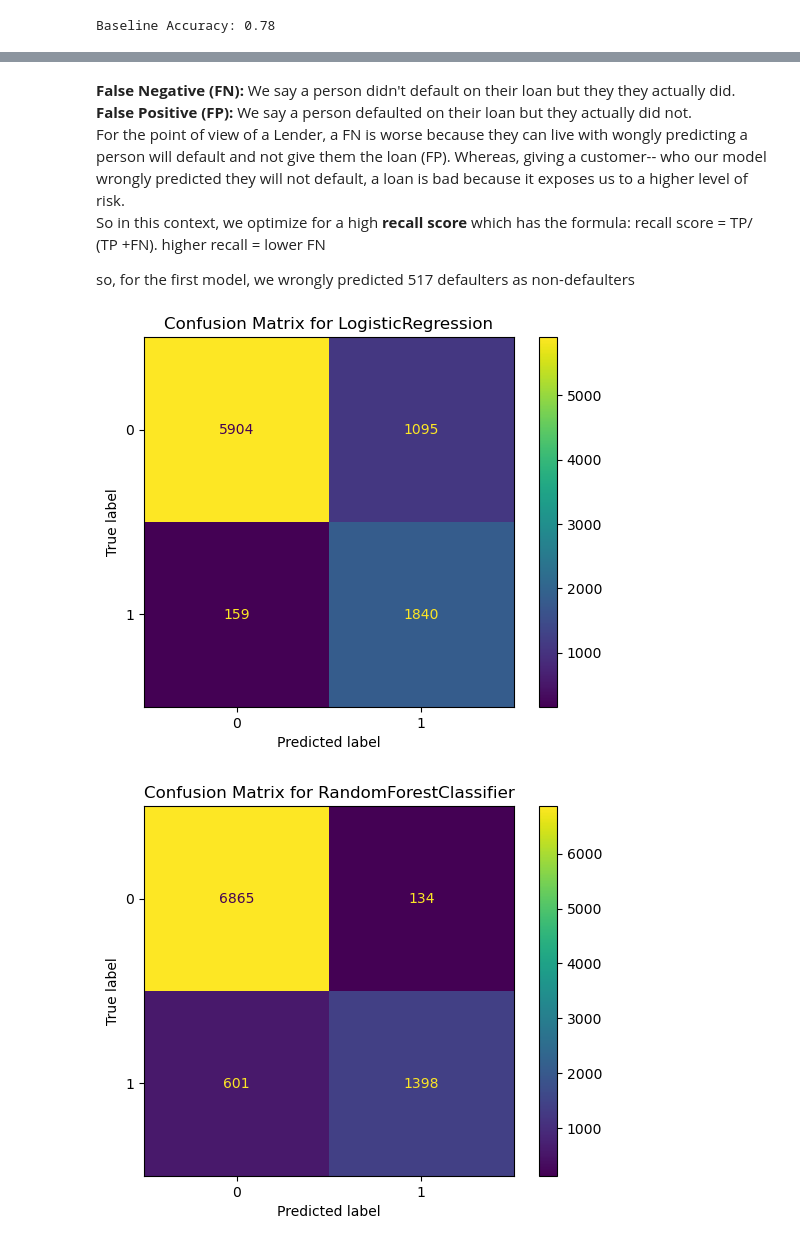
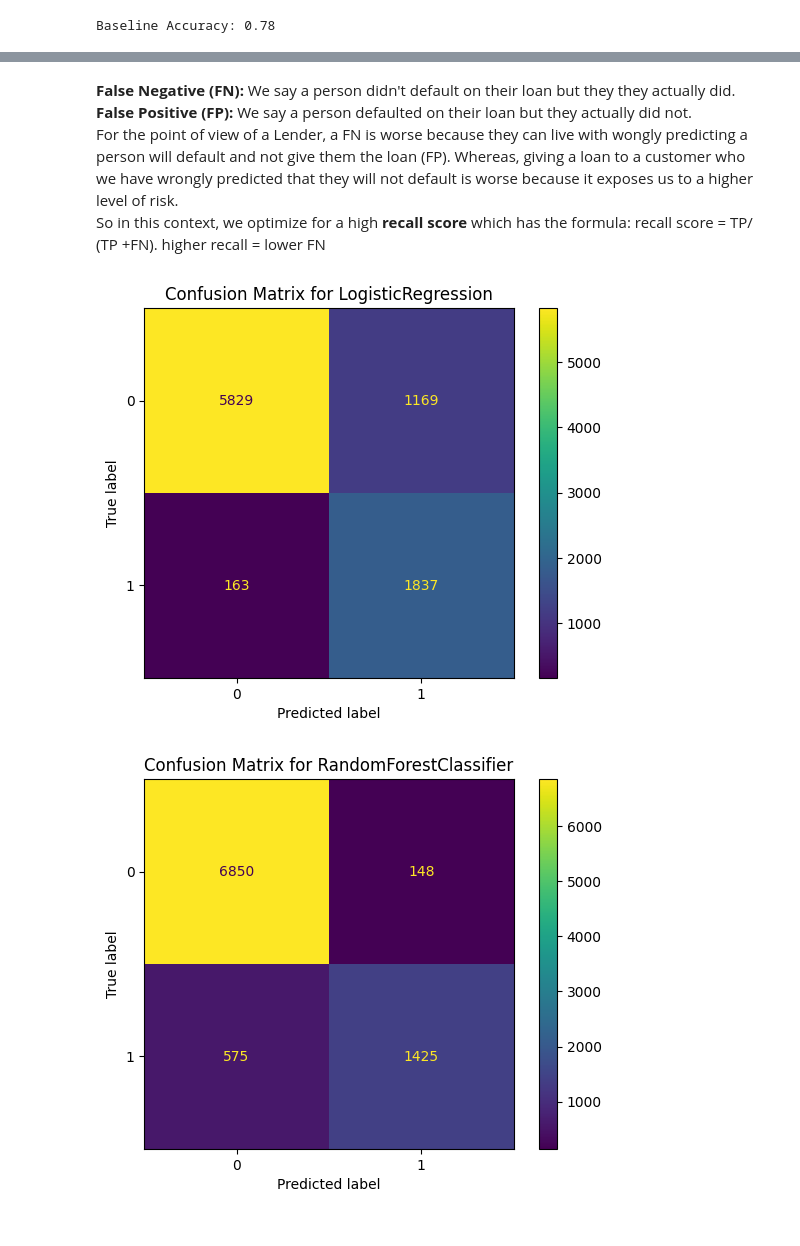
Before and after one commit to DevMohdFaiz/Loan-Default-Prediction, a Jupyter notebook: loan_notebook_update.ipynb, the cells around one changed output, grey strips where cells are left out. Drawn from its saved outputs; the diff is of its cells as text; code cells hidden in the pictures.

```diff
--- a/loan_notebook_update.ipynb
+++ b/loan_notebook_update.ipynb
@@ -470,7 +462,7 @@ loan_dummies
 # %%
-X = loan_dummies.drop(['loan_status'], axis=1)
+X = loan_dummies.drop(['person_emp_exp', 'loan_status'], axis=1)
 y = loan_dummies['loan_status']
-X_train, X_test, y_train, y_test = train_test_split(X, y, test_size=.2, random_state=42)
+X_train, X_test, y_train, y_test = train_test_split(X, y, test_size=.2, random_state=42, stratify=y)
 # %%
 baseline_accuracy = loan_dummies['loan_status'].value_counts(normalize=True).max()
 print(f'Baseline Accuracy: {baseline_accuracy:.2f}')
@@ -479,5 +475,5 @@ Baseline Accuracy: 0.78
 # %%
-logreg = LogisticRegression(max_iter=2000,  class_weight='balanced', )
+logreg = LogisticRegression(max_iter=2000,  class_weight='balanced')
 logreg.fit(X_train, y_train)
 y_pred = logreg.predict(X_test)
 # %%
@@ -511,31 +509,29 @@ recall_score(y_test, y_pred), precision_score(y_test, y_pred)
 # %% [markdown]
 <b>False Negative (FN):</b> We say a person didn't default on their loan but they they actually did.<br>
 <b>False Positive (FP):</b> We say a person defaulted on their loan but they actually did not.<br>
-For the point of view of a Lender, a FN is worse because they can live with wongly predicting a person will default and not give them the loan (FP). Whereas, giving a customer-- who our model wrongly predicted they will not default, a loan is bad because it exposes us to a higher level of risk.<br> So in this context, we optimize for a high <b>recall score</b> which has the formula: recall score = TP/ (TP +FN). higher recall = lower FN<br>
-
-<header>so, for the first model, we wrongly predicted 517 defaulters as non-defaulters</header>
+For the point of view of a Lender, a FN is worse because they can live with wongly predicting a person will default and not give them the loan (FP). Whereas, giving a loan to a customer who we have wrongly predicted that they will not default is worse because it exposes us to a higher level of risk.<br> So in this context, we optimize for a high <b>recall score</b> which has the formula: recall score = TP/ (TP +FN). higher recall = lower FN<br>
 # %%
 logreg = LogisticRegression(max_iter =2000, class_weight='balanced')
-clf = RandomForestClassifier(max_depth = 8)
+rf_clf = RandomForestClassifier(max_depth = 8)
 knn = KNeighborsClassifier()
-xgb_clf = xgb.XGBClassifier()
+xgb_clf = xgb.XGBClassifier(use_label_encoder=False, eval_metric='logloss')
 model_accuracies, train_scores, test_scores, precision_scores, recall_scores, f1_scores = [], [], [], [], [], []
-models = [logreg, clf,  knn, xgb_clf]
+models = [logreg, rf_clf,  knn, xgb_clf]
 model_names = ['LogisticRegression', 'RandomForestClassifier', 'KNeighborsClassifier', 'Xgboost']
 
 for model, model_name in zip(models, model_names):
   model.fit(X_train_scaled, y_train)
   y_pred = model.predict(X_test_scaled)
   model_accuracies.append(accuracy_score(y_test, y_pred))
   train_scores.append(model.score(X_train_scaled, y_train))
   test_scores.append(model.score(X_test_scaled, y_test))
   recall_scores.append(recall_score(y_test, y_pred))
   precision_scores.append(precision_score(y_test, y_pred))
   f1_scores.append(f1_score(y_test, y_pred))
   ConfusionMatrixDisplay.from_estimator(model, X_test_scaled, y_test)
   plt.title(f'Confusion Matrix for {model_name}');
   # print(f'Train Score for {models}: {model.score(X_train, y_train)}')
   # print(f'Test Score ')
 # %% [output]
-[figure, old version]
+[figure, new version]
-[figure, old version]
+[figure, new version]
```
Also changed, not shown: parts of 75 cells of this notebook.
